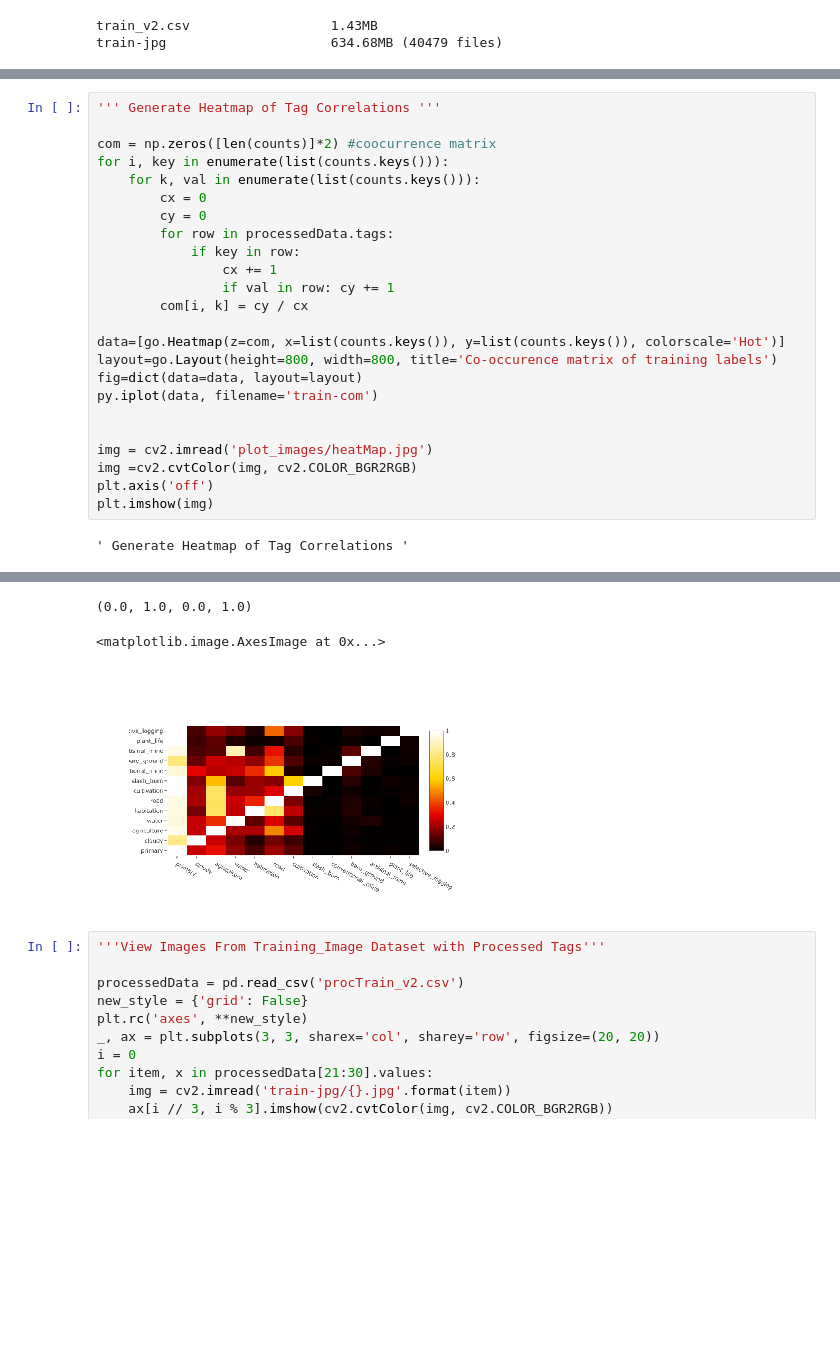
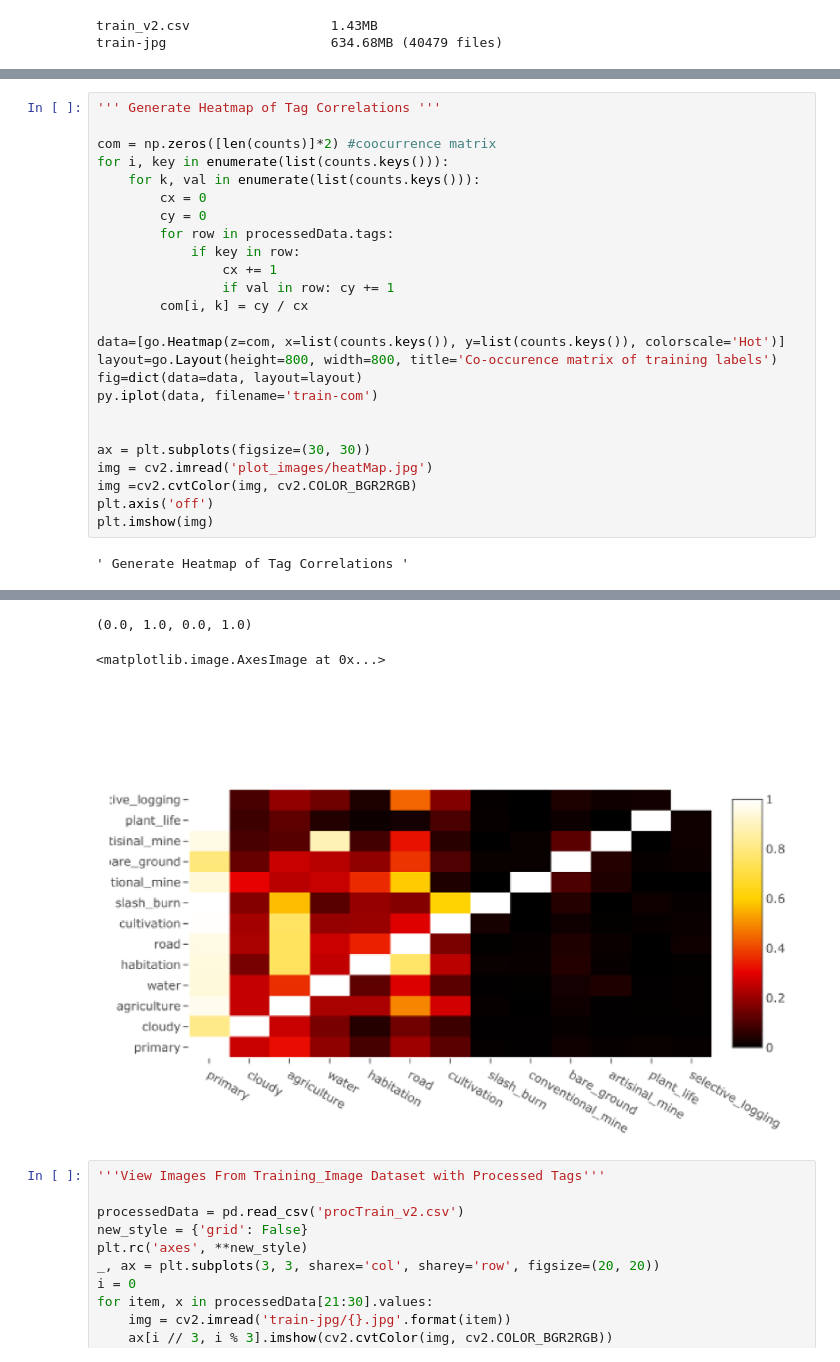
Before and after one commit to sam133/GGOGH, a Jupyter notebook: Amazon-Data-Mining.ipynb, the cells around one changed output, grey strips where cells are left out. Saved outputs shown, nothing was run; the diff lists cells and outputs as text; blank space fills up the shorter version.

Commit message:
Updated Notebook to display larger plot images for convenience.

```diff
--- a/Amazon-Data-Mining.ipynb
+++ b/Amazon-Data-Mining.ipynb
@@ -224,33 +222,34 @@ plt.imshow(img)
 # %%
 ''' Generate Heatmap of Tag Correlations '''
 
 com = np.zeros([len(counts)]*2) #coocurrence matrix
 for i, key in enumerate(list(counts.keys())):
     for k, val in enumerate(list(counts.keys())):
         cx = 0
         cy = 0
         for row in processedData.tags:
             if key in row:
                 cx += 1
                 if val in row: cy += 1
         com[i, k] = cy / cx
 
 data=[go.Heatmap(z=com, x=list(counts.keys()), y=list(counts.keys()), colorscale='Hot')]
 layout=go.Layout(height=800, width=800, title='Co-occurence matrix of training labels')
 fig=dict(data=data, layout=layout)
 py.iplot(data, filename='train-com')
 
 
+ax = plt.subplots(figsize=(30, 30))
 img = cv2.imread('plot_images/heatMap.jpg')
 img =cv2.cvtColor(img, cv2.COLOR_BGR2RGB)
 plt.axis('off')
 plt.imshow(img)
 # %% [output]
 ' Generate Heatmap of Tag Correlations '
 [interactive output not drawn]
 (0.0, 1.0, 0.0, 1.0)
 <matplotlib.image.AxesImage at 0x...>
-[figure, old version]
+[figure, new version]
 # %%
 '''View Images From Training_Image Dataset with Processed Tags'''
 
```
Also changed, not shown: parts of 3 cells of this notebook.
